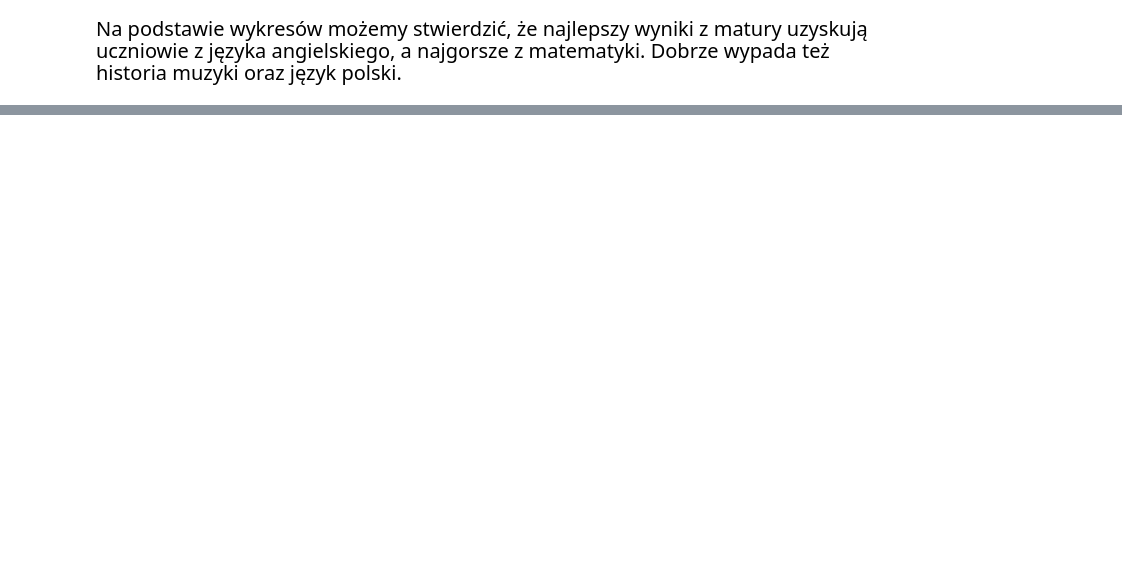
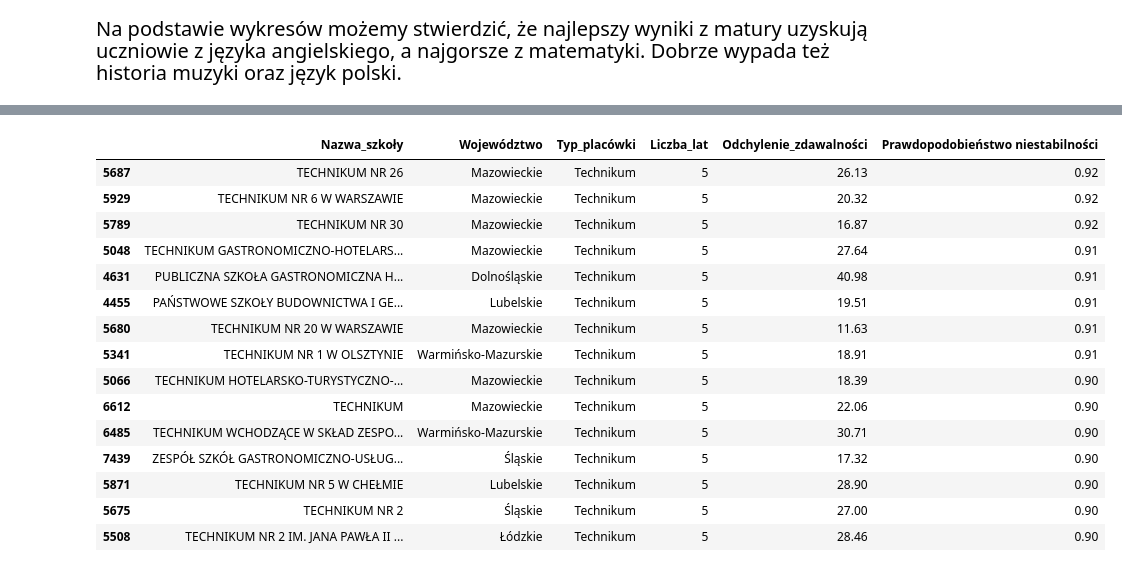
Before and after one commit to Gipsonek123/Projekt2-wyniki_matur, a Jupyter notebook: Projekt2 - wyniki matur.ipynb, the cells around one changed output, grey strips where cells are left out. Saved outputs shown, nothing was run; the diff lists cells and outputs as text; code cells hidden in the pictures; blank space fills up the shorter version.

```diff
--- a/Projekt2 - wyniki matur.ipynb
+++ b/Projekt2 - wyniki matur.ipynb
@@ -621,0 +902,98 @@ plot_pass_percentage_for_subjects(df_2024, subjects, column_names, 2024)
+# %%
+stability_df = ai_df.groupby('Id szkoły').agg(
+    Nazwa_szkoły=('Nazwa szkoły', 'first'),
+    Województwo=('Województwo', 'first'),
+    Typ_placówki=('Typ placówki', 'first'),
+    Publiczna=('Publiczna', 'first'),
+    Typ_gminy=('Typ gminy ujednolicony', 'first'),
+    Liczba_lat=('Rok', 'count'),
+    Średnia_zdawalność=('Procent zdawalności', 'mean'),
+    Odchylenie_zdawalności=('Procent zdawalności', 'std'),
+    Średnia_obowiązkowe=('Średnia przedmiotów obowiązkowych', 'mean'),
+    Średnia_rozszerzone=('Średnia przedmiotów rozszerzonych', 'mean'),
+    Średnia_liczba_zdających=('Liczba zdających', 'mean')
+).reset_index()
+
+stability_df = stability_df[stability_df['Liczba_lat'] >= 3].copy()
+stability_df['Odchylenie_zdawalności'] = stability_df['Odchylenie_zdawalności'].fillna(0)
+stability_threshold = stability_df['Odchylenie_zdawalności'].quantile(0.75)
+stability_df['Szkoła niestabilna'] = (stability_df['Odchylenie_zdawalności'] >= stability_threshold).astype(int)
+
+stability_features = [
+    'Województwo', 'Typ_placówki', 'Publiczna', 'Typ_gminy',
+    'Liczba_lat', 'Średnia_zdawalność', 'Średnia_obowiązkowe',
+    'Średnia_rozszerzone', 'Średnia_liczba_zdających'
+]
+
+stability_categorical = ['Województwo', 'Typ_placówki', 'Publiczna', 'Typ_gminy']
+stability_numeric = [col for col in stability_features if col not in stability_categorical]
+
+stability_preprocessor = ColumnTransformer(
+    transformers=[
+        ('num', Pipeline([('imputer', SimpleImputer(strategy='median'))]), stability_numeric),
+        ('cat', Pipeline([
+            ('imputer', SimpleImputer(strategy='most_frequent')),
+            ('onehot', OneHotEncoder(handle_unknown='ignore'))
+        ]), stability_categorical)
+    ]
+)
+
+stability_model = Pipeline([
+    ('preprocessor', stability_preprocessor),
+    ('model', RandomForestClassifier(
+        n_estimators=400,
+        max_depth=10,
+        min_samples_leaf=4,
+        class_weight='balanced',
+        random_state=42
+    ))
+])
+
+X_train, X_test, y_train, y_test = train_test_split(
+    stability_df[stability_features],
+    stability_df['Szkoła niestabilna'],
+    test_size=0.2,
+    random_state=42,
+    stratify=stability_df['Szkoła niestabilna']
+)
+
+stability_model.fit(X_train, y_train)
+stability_proba = stability_model.predict_proba(X_test)[:, 1]
+stability_pred = stability_model.predict(X_test)
+
+print('Próg niestabilności (75 percentyl odchylenia):', round(stability_threshold, 2))
+print('ROC AUC:', round(roc_auc_score(y_test, stability_proba), 3))
+print(classification_report(y_test, stability_pred, target_names=['stabilna', 'niestabilna']))
+
+stability_importance = pd.Series(
+    stability_model.named_steps['model'].feature_importances_,
+    index=stability_model.named_steps['preprocessor'].get_feature_names_out()
+).sort_values(ascending=False)
+display(stability_importance.head(10).to_frame('Ważność cechy'))
+
+stability_df['Prawdopodobieństwo niestabilności'] = stability_model.predict_proba(stability_df[stability_features])[:, 1]
+display(
+    stability_df[[
+        'Nazwa_szkoły', 'Województwo', 'Typ_placówki', 'Liczba_lat',
+        'Odchylenie_zdawalności', 'Prawdopodobieństwo niestabilności'
+    ]]
+    .sort_values('Prawdopodobieństwo niestabilności', ascending=False)
+    .head(15)
+)
+# %% [output]
+|  | Nazwa_szkoły | Województwo | Typ_placówki | Liczba_lat | Odchylenie_zdawalności | Prawdopodobieństwo niestabilności |
+| 5687 | TECHNIKUM NR 26 | Mazowieckie | Technikum | 5 | 26.13 | 0.92 |
+| 5929 | TECHNIKUM NR 6 W WARSZAWIE | Mazowieckie | Technikum | 5 | 20.32 | 0.92 |
+| 5789 | TECHNIKUM NR 30 | Mazowieckie | Technikum | 5 | 16.87 | 0.92 |
+| 5048 | TECHNIKUM GASTRONOMICZNO-HOTELARS... | Mazowieckie | Technikum | 5 | 27.64 | 0.91 |
+| 4631 | PUBLICZNA SZKOŁA GASTRONOMICZNA H... | Dolnośląskie | Technikum | 5 | 40.98 | 0.91 |
+| 4455 | PAŃSTWOWE SZKOŁY BUDOWNICTWA I GE... | Lubelskie | Technikum | 5 | 19.51 | 0.91 |
+| 5680 | TECHNIKUM NR 20 W WARSZAWIE | Mazowieckie | Technikum | 5 | 11.63 | 0.91 |
+| 5341 | TECHNIKUM NR 1 W OLSZTYNIE | Warmińsko-Mazurskie | Technikum | 5 | 18.91 | 0.91 |
+| 5066 | TECHNIKUM HOTELARSKO-TURYSTYCZNO-... | Mazowieckie | Technikum | 5 | 18.39 | 0.90 |
+| 6612 | TECHNIKUM | Mazowieckie | Technikum | 5 | 22.06 | 0.90 |
+| 6485 | TECHNIKUM WCHODZĄCE W SKŁAD ZESPO... | Warmińsko-Mazurskie | Technikum | 5 | 30.71 | 0.90 |
+| 7439 | ZESPÓŁ SZKÓŁ GASTRONOMICZNO-USŁUG... | Śląskie | Technikum | 5 | 17.32 | 0.90 |
+| 5871 | TECHNIKUM NR 5 W CHEŁMIE | Lubelskie | Technikum | 5 | 28.90 | 0.90 |
+| 5675 | TECHNIKUM NR 2 | Śląskie | Technikum | 5 | 27.00 | 0.90 |
+| 5508 | TECHNIKUM NR 2 IM. JANA PAWŁA II ... | Łódzkie | Technikum | 5 | 28.46 | 0.90 |
```
Also changed, not shown: parts of 30 cells of this notebook.
